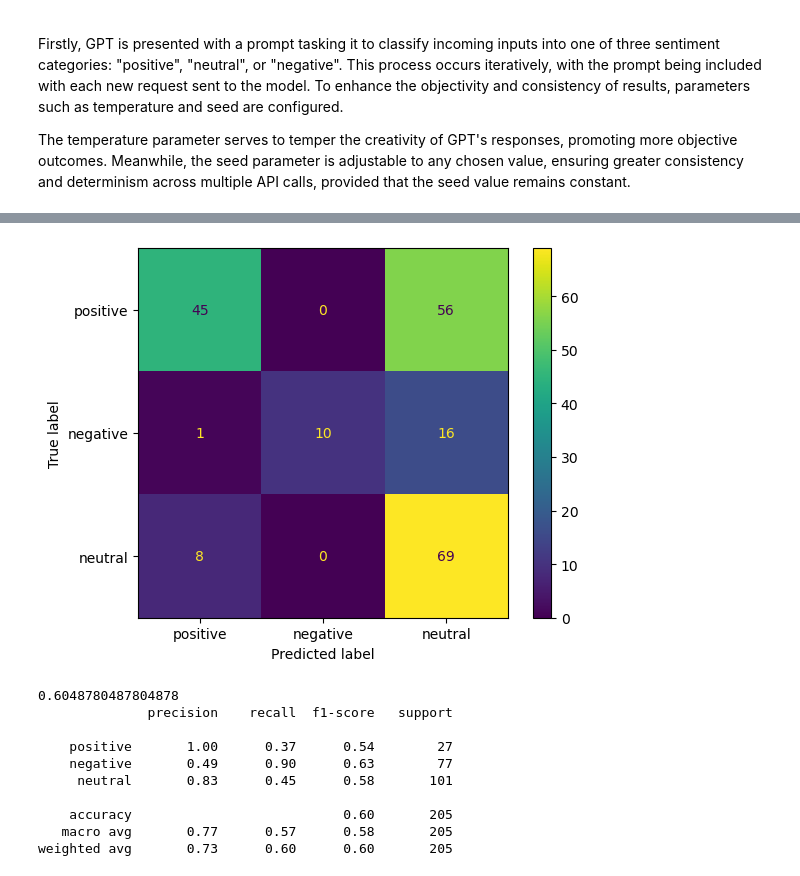
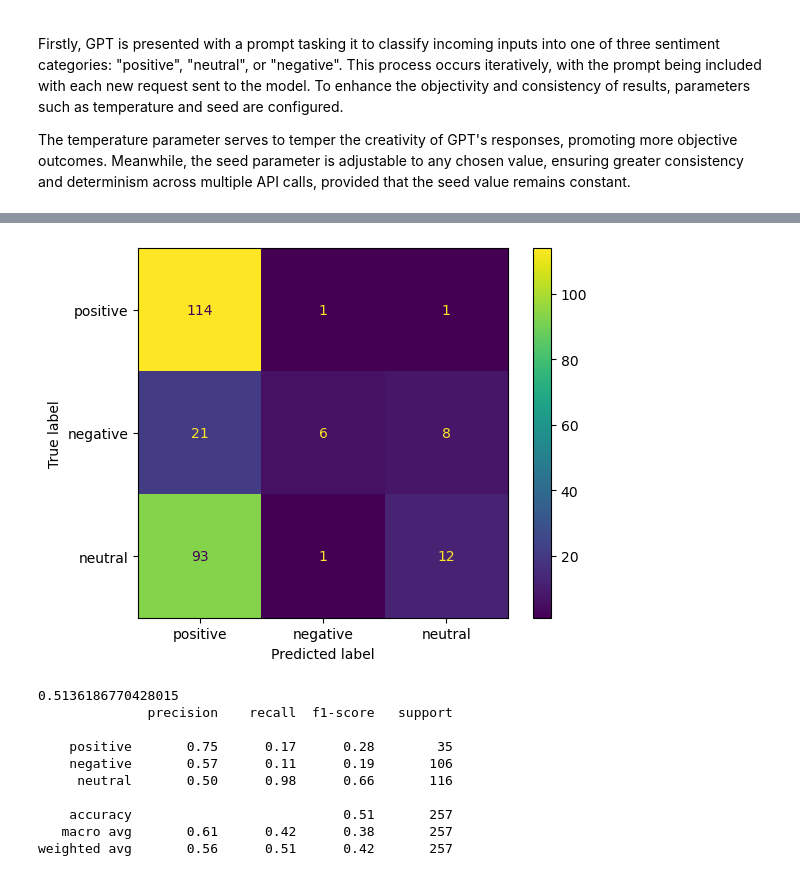
Before and after one commit to FabianDus1002/Data-Mining-Team9, a Jupyter notebook: llm/OpenAI - Sentiment Analysis.ipynb, the cells around one changed output, grey strips where cells are left out. Drawn from its saved outputs; the diff is of its cells as text; code cells hidden in the pictures.

```diff
--- a/llm/OpenAI - Sentiment Analysis.ipynb
+++ b/llm/OpenAI - Sentiment Analysis.ipynb
@@ -352,35 +420,49 @@ for x in student_data_oneshot_negative:
+# %%
+#Merging target labels with predicted labels and dropping of duplicated row
+results_df = results_df.drop("index", axis=1)
+student_data_4o_oneshot = pd.concat([student_data_unpr, results_df], axis=1)
+student_data_4o_oneshot = student_data_4o_oneshot[student_data_4o_oneshot["Studium_Label"].notnull()]
+
+#Adding of altered predictions to a dataframe in order to save all predictions in an excel
+prediction_4o_oneshot =student_data_4o_oneshot["oneshot_sentimentPrediction_4o"]
+student_data = pd.concat([student_data, prediction_4o_oneshot], axis=1)
+
+
+#Convertion of all values into strings
+for x in student_data:
+    student_data[x] = student_data[x].astype(str)
 # %%
 #saving of data into an excel sheet
 student_data.to_excel("Evaluation_new.xlsx", index=False)
 # %%
 from sklearn.metrics import confusion_matrix, ConfusionMatrixDisplay, f1_score, classification_report
 import matplotlib.pyplot as plt
 
 #Creation of confusion matrix
-confusion_mat = confusion_matrix(student_data_4o['Studium_Label'], student_data_4o['sentimentPrediction_4o'], labels=['positive', 'negative', 'neutral'])
+confusion_mat = confusion_matrix(student_data_4o_oneshot['Studium_Label'], student_data_4o_oneshot['oneshot_sentimentPrediction_4o'], labels=['positive', 'negative', 'neutral'])
 disp = ConfusionMatrixDisplay(confusion_matrix=confusion_mat, display_labels=['positive', 'negative', 'neutral'])
 disp.plot()
 plt.show()
 
 #Accuracy
-print(f1_score(student_data_4o['Studium_Label'], student_data_4o['sentimentPrediction_4o'], labels=['positive', 'negative', 'neutral'], average='micro'))
+print(f1_score(student_data_4o_oneshot['Studium_Label'], student_data_4o_oneshot['oneshot_sentimentPrediction_4o'], labels=['positive', 'negative', 'neutral'], average='micro'))
 
 #Creation of presicion, recall, F1 and support
 print(classification_report(
-    student_data_4o['Studium_Label'],
-    student_data_4o['sentimentPrediction_4o'],
+    student_data_4o_oneshot['Studium_Label'],
+    student_data_4o_oneshot['oneshot_sentimentPrediction_4o'],
     output_dict=False,
     target_names=['positive', 'negative', 'neutral']
 ))
 # %% [output]
-[figure, old version]
+[figure, new version]
-0.6048780487804878
+0.5136186770428015
               precision    recall  f1-score   support
 
-    positive       1.00      0.37      0.54        27
-    negative       0.49      0.90      0.63        77
-     neutral       0.83      0.45      0.58       101
+    positive       0.75      0.17      0.28        35
+    negative       0.57      0.11      0.19       106
+     neutral       0.50      0.98      0.66       116
 
-    accuracy                           0.60       205
-   macro avg       0.77      0.57      0.58       205
-weighted avg       0.73      0.60      0.60       205
+    accuracy                           0.51       257
+   macro avg       0.61      0.42      0.38       257
+weighted avg       0.56      0.51      0.42       257
```
Also changed, not shown: parts of 19 cells of this notebook, 1 other file.
